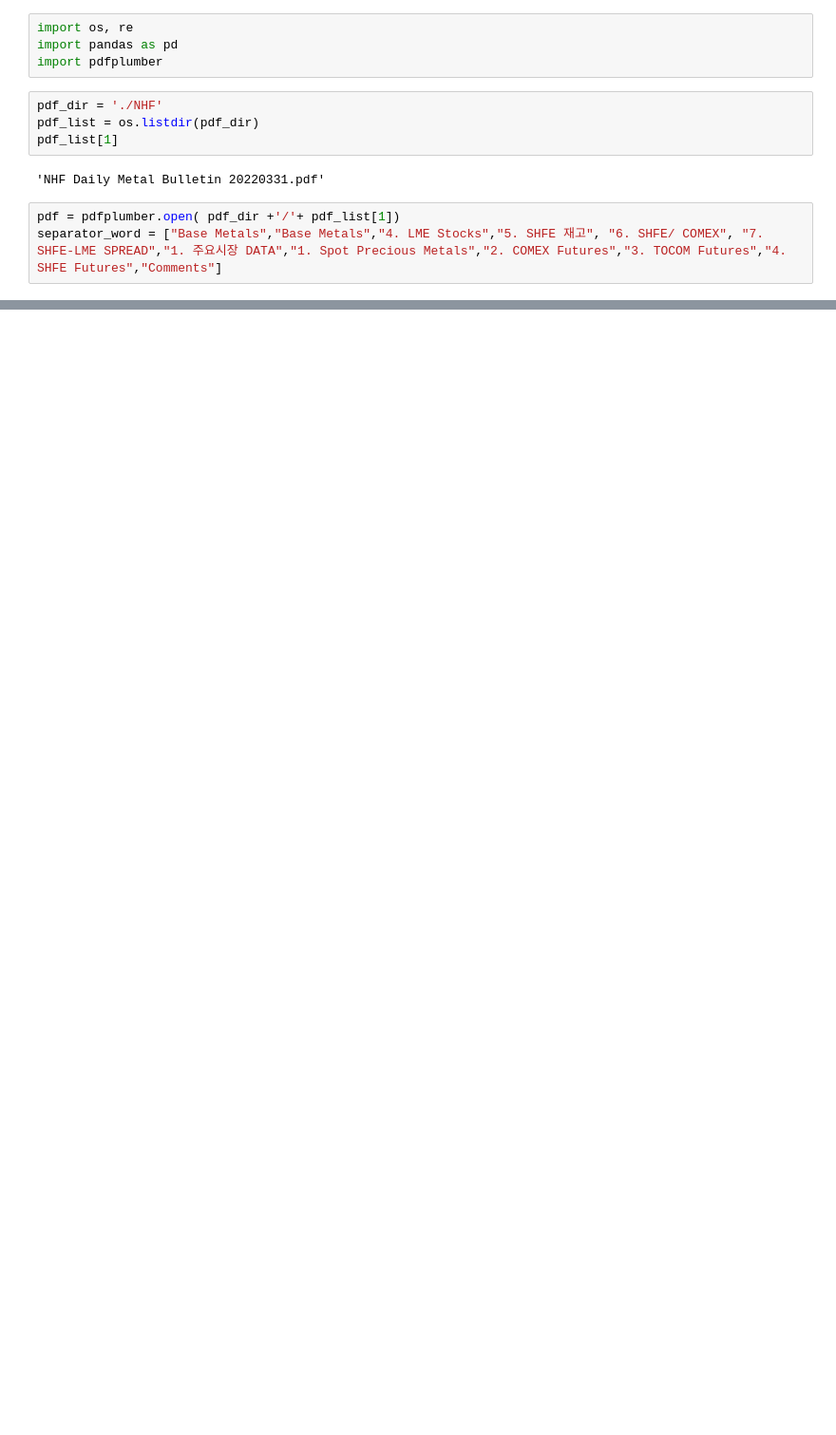
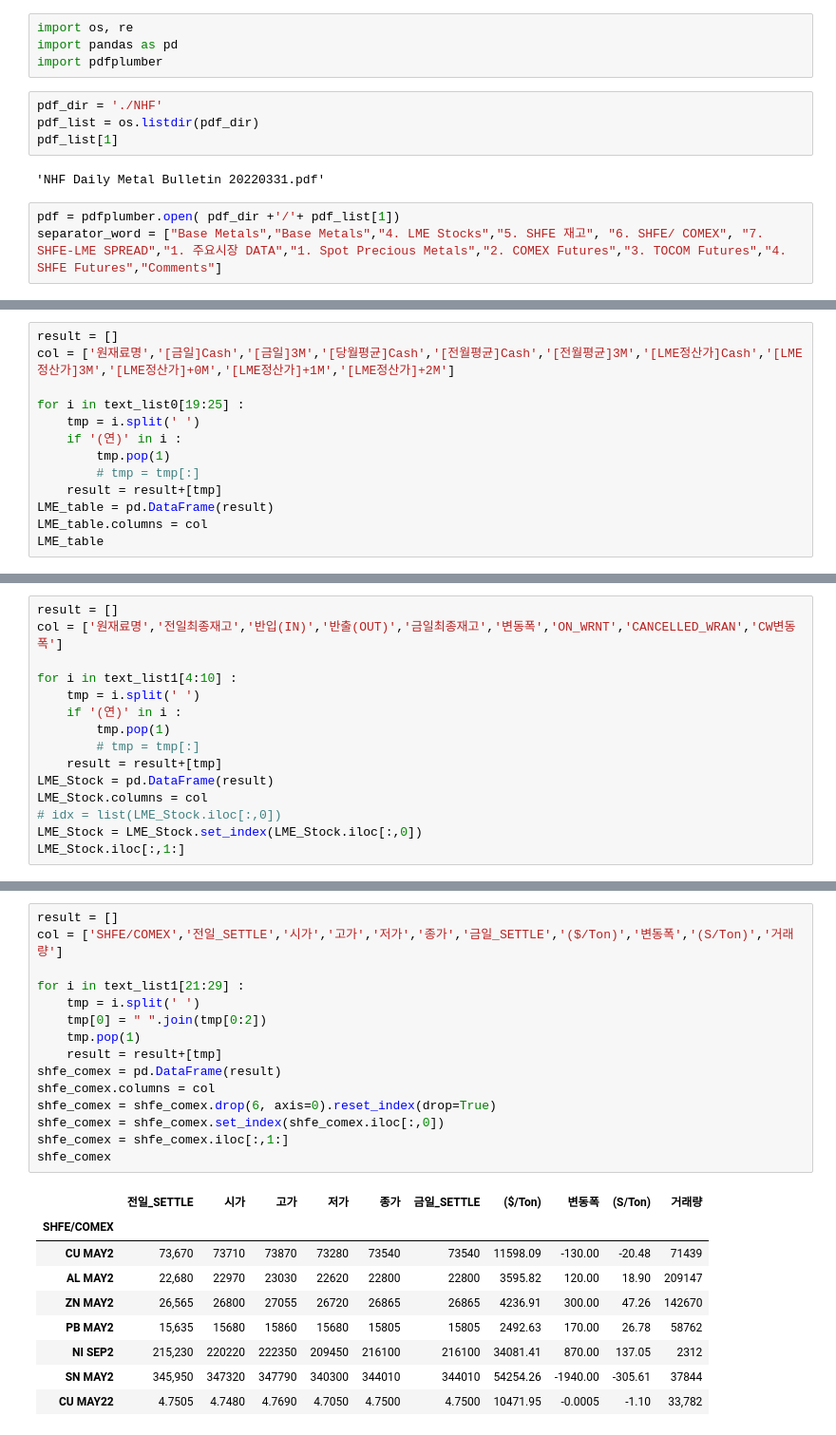
Before and after one commit to keunjoo-tak/readpdf, a Jupyter notebook: NHF_pdf.ipynb, the cells around one changed output, grey strips where cells are left out. Shown at 95% size. Cells and saved outputs as stored; diff of their text form; blank space fills up the shorter version.

```diff
--- a/NHF_pdf.ipynb
+++ b/NHF_pdf.ipynb
@@ -58,0 +51,13 @@ text_para.split('\n')
+# %%
+result = []
+col = ['원재료명','[금일]Cash','[금일]3M','[당월평균]Cash','[전월평균]Cash','[전월평균]3M','[LME정산가]Cash','[LME정산가]3M','[LME정산가]+0M','[LME정산가]+1M','[LME정산가]+2M']
+
+for i in text_list0[19:25] :
+    tmp = i.split(' ')
+    if '(연)' in i :
+        tmp.pop(1)
+        # tmp = tmp[:]
+    result = result+[tmp]
+LME_table = pd.DataFrame(result)
+LME_table.columns = col
+LME_table
@@ -58,0 +72,15 @@ text_para.split('\n')
+# %%
+result = []
+col = ['원재료명','전일최종재고','반입(IN)','반출(OUT)','금일최종재고','변동폭','ON_WRNT','CANCELLED_WRAN','CW변동폭']
+
+for i in text_list1[4:10] :
+    tmp = i.split(' ')
+    if '(연)' in i :
+        tmp.pop(1)
+        # tmp = tmp[:]
+    result = result+[tmp]
+LME_Stock = pd.DataFrame(result)
+LME_Stock.columns = col
+# idx = list(LME_Stock.iloc[:,0])
+LME_Stock = LME_Stock.set_index(LME_Stock.iloc[:,0])
+LME_Stock.iloc[:,1:]
@@ -58,0 +96,25 @@ text_para.split('\n')
+# %%
+result = []
+col = ['SHFE/COMEX','전일_SETTLE','시가','고가','저가','종가','금일_SETTLE','($/Ton)','변동폭','(S/Ton)','거래량']
+
+for i in text_list1[21:29] :
+    tmp = i.split(' ')
+    tmp[0] = " ".join(tmp[0:2])
+    tmp.pop(1)
+    result = result+[tmp]
+shfe_comex = pd.DataFrame(result)
+shfe_comex.columns = col
+shfe_comex = shfe_comex.drop(6, axis=0).reset_index(drop=True)
+shfe_comex = shfe_comex.set_index(shfe_comex.iloc[:,0])
+shfe_comex = shfe_comex.iloc[:,1:]
+shfe_comex
+# %% [output]
+|  | 전일_SETTLE | 시가 | 고가 | 저가 | 종가 | 금일_SETTLE | ($/Ton) | 변동폭 | (S/Ton) | 거래량 |
+| SHFE/COMEX |  |  |  |  |  |  |  |  |  |  |
+| CU MAY2 | 73,670 | 73710 | 73870 | 73280 | 73540 | 73540 | 11598.09 | -130.00 | -20.48 | 71439 |
+| AL MAY2 | 22,680 | 22970 | 23030 | 22620 | 22800 | 22800 | 3595.82 | 120.00 | 18.90 | 209147 |
+| ZN MAY2 | 26,565 | 26800 | 27055 | 26720 | 26865 | 26865 | 4236.91 | 300.00 | 47.26 | 142670 |
+| PB MAY2 | 15,635 | 15680 | 15860 | 15680 | 15805 | 15805 | 2492.63 | 170.00 | 26.78 | 58762 |
+| NI SEP2 | 215,230 | 220220 | 222350 | 209450 | 216100 | 216100 | 34081.41 | 870.00 | 137.05 | 2312 |
+| SN MAY2 | 345,950 | 347320 | 347790 | 340300 | 344010 | 344010 | 54254.26 | -1940.00 | -305.61 | 37844 |
+| CU MAY22 | 4.7505 | 4.7480 | 4.7690 | 4.7050 | 4.7500 | 4.7500 | 10471.95 | -0.0005 | -1.10 | 33,782 |
```
Also changed, not shown: parts of 15 cells of this notebook.
